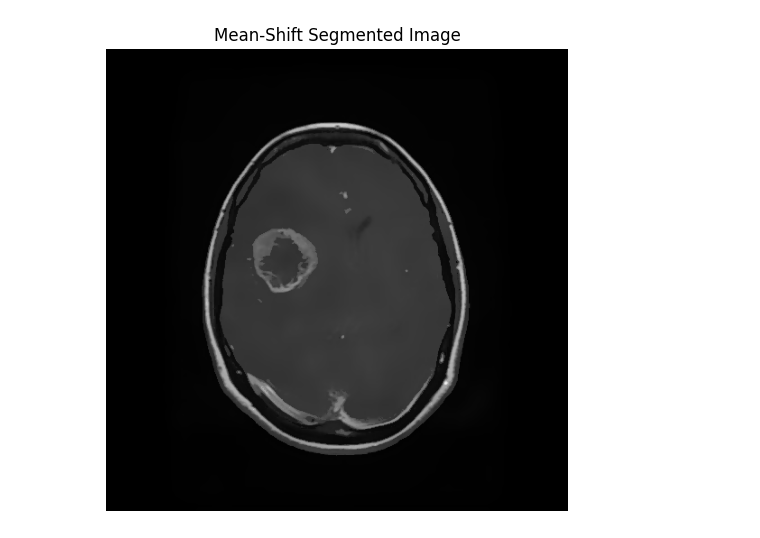
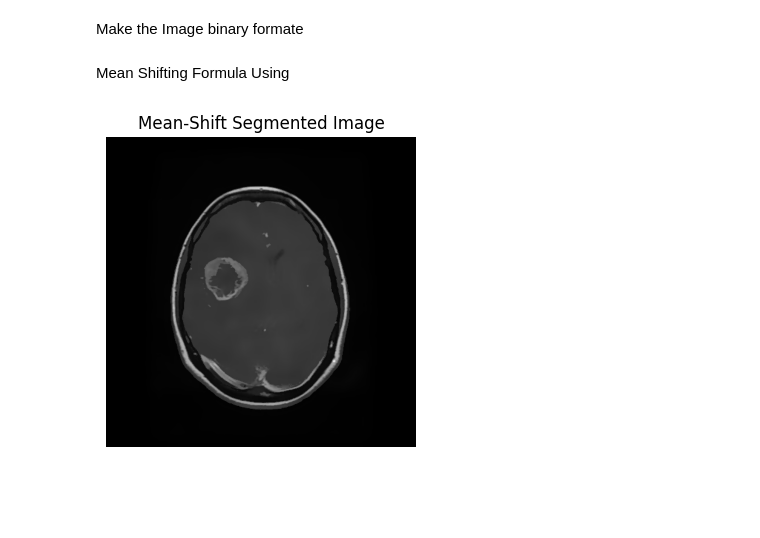
Before and after one commit to ihtesham0332/Code-In-Python-About-The-Reasearch-paper, a Jupyter notebook: Open Cv/image.ipynb, the cells around one changed output. Saved outputs shown, nothing was run; the diff lists cells and outputs as text; code cells hidden in the pictures; blank space fills up the shorter version.

```diff
--- a/Open Cv/image.ipynb
+++ b/Open Cv/image.ipynb
@@ -1 +1,3 @@
+# %% [markdown]
+Make the Image binary formate
 # %%
@@ -14,24 +17,26 @@ _, segmented_image = cv2.threshold(gray_image, 128, 255, cv2.THRESH_BINARY)
 cv2.imshow('Segmented Image', segmented_image)
 cv2.waitKey(0)
 cv2.destroyAllWindows()
+# %% [markdown]
+Mean Shifting Formula Using
 # %%
 import cv2
 import matplotlib.pyplot as plt
 
 # Step 1: Read the image
 image = cv2.imread('1.jpg')
 
 # Step 2: Perform Mean-Shift segmentation
 mean_shifted_image = cv2.pyrMeanShiftFiltering(image, 10, 30)  # Adjust the parameters as needed
 
 # Step 3: Convert BGR to RGB format (for matplotlib)
 mean_shifted_image_rgb = cv2.cvtColor(mean_shifted_image, cv2.COLOR_BGR2RGB)
 
 # Step 4: Plot the segmented image
-plt.figure(figsize=(8, 6))
+plt.figure(figsize=(4 ,5))
 plt.imshow(mean_shifted_image_rgb)
 plt.title('Mean-Shift Segmented Image')
 plt.axis('off')
 plt.show()
 # %% [output]
-[figure, old version]
+[figure, new version]
```
Also changed, not shown: parts of 2 cells of this notebook, 5 other files.
